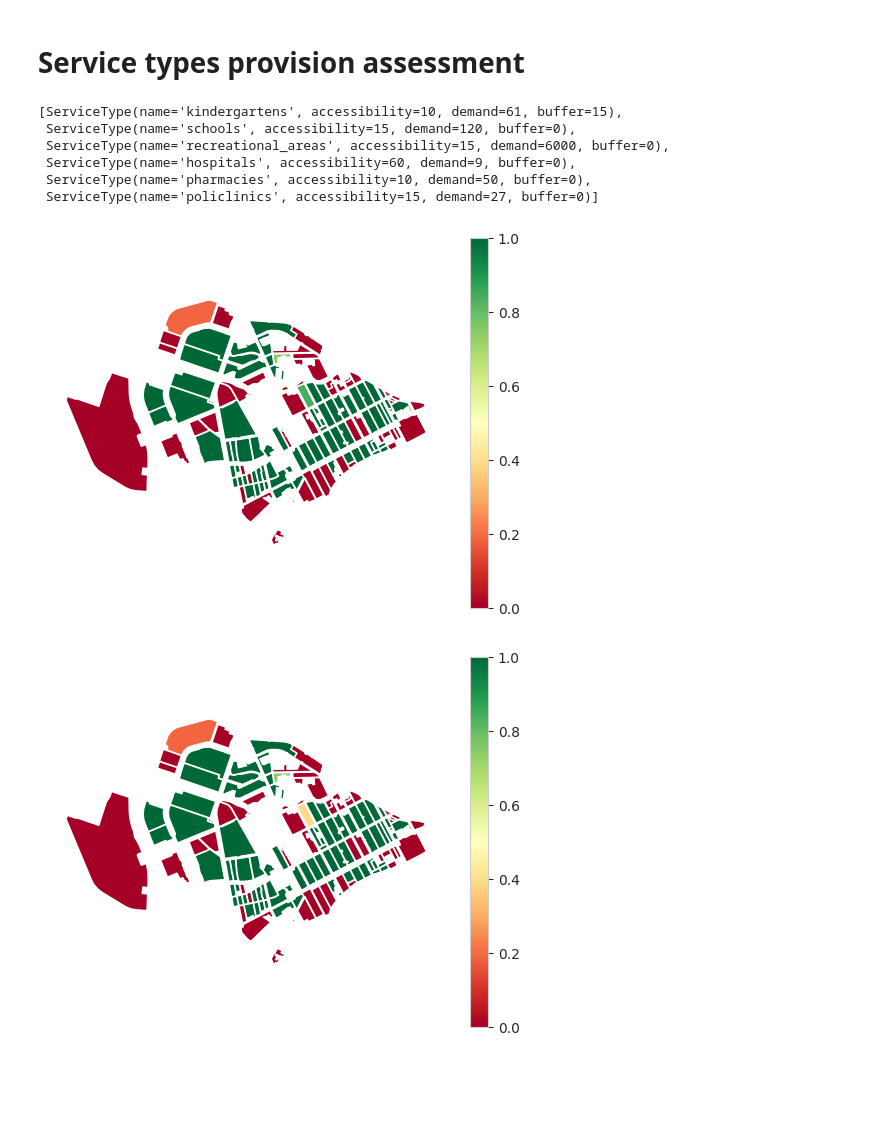
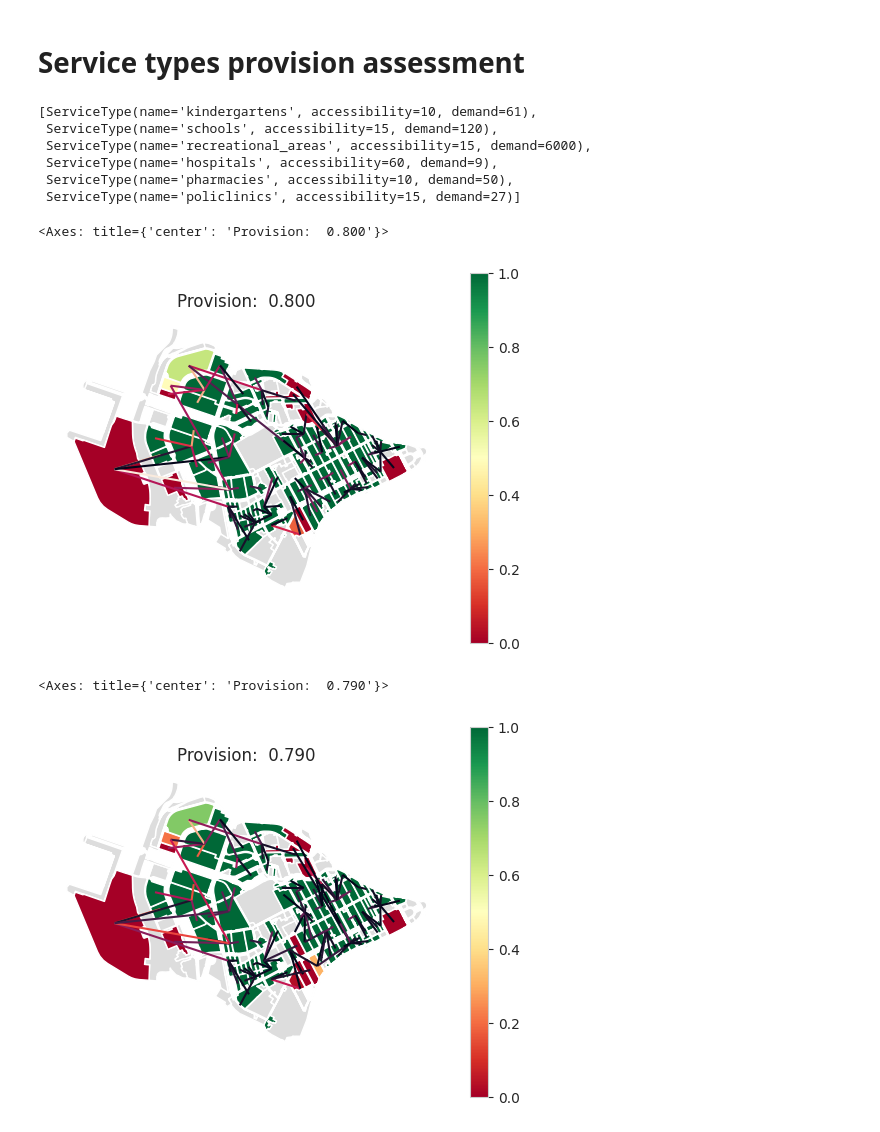
Before and after one commit to aimclub/blocksnet, a Jupyter notebook: examples/3 provision.ipynb, the cells around one changed output. Cells and saved outputs as stored; diff of their text form; code cells hidden in the pictures; blank space fills up the shorter version.

Commit message:
fix: provision lp calc feat: return weights df from provisions

```diff
--- a/examples/3 provision.ipynb
+++ b/examples/3 provision.ipynb
@@ -9,36 +9,42 @@ local_crs = 32636
 example_data_path = "./data"
 # %%
 from blocksnet.models import City
-city_model = City.from_pickle(os.path.join(example_data_path, 'city_model.pickle'))
+city_model = City.from_pickle(os.path.join(example_data_path, 'city_model123.pickle'))
 # %%
 city_model.service_types
 # %% [output]
-[ServiceType(name='kindergartens', accessibility=10, demand=61, buffer=15),
- ServiceType(name='schools', accessibility=15, demand=120, buffer=0),
- ServiceType(name='recreational_areas', accessibility=15, demand=6000, buffer=0),
- ServiceType(name='hospitals', accessibility=60, demand=9, buffer=0),
- ServiceType(name='pharmacies', accessibility=10, demand=50, buffer=0),
- ServiceType(name='policlinics', accessibility=15, demand=27, buffer=0)]
+[ServiceType(name='kindergartens', accessibility=10, demand=61),
+ ServiceType(name='schools', accessibility=15, demand=120),
+ ServiceType(name='recreational_areas', accessibility=15, demand=6000),
+ ServiceType(name='hospitals', accessibility=60, demand=9),
+ ServiceType(name='pharmacies', accessibility=10, demand=50),
+ ServiceType(name='policlinics', accessibility=15, demand=27)]
 # %%
 from blocksnet.method import Provision
 prov = Provision(city_model=city_model)
 # %%
-calc_before = prov.calculate('schools')
-prov.plot(calc_before)
+calc_before, weights_before = prov.calculate('schools', method='lp')
+ax = prov.plot(calc_before)
+weights_gdf = prov.weights_to_gdf(weights_before)
+weights_gdf.plot(column='weight', ax=ax)
 # %% [output]
+<Axes: title={'center': 'Provision:  0.800'}>
-[figure, old version]
+[figure, new version]
 # %%
 import pandas as pd
 
 update = {
   148: {
-    'population': 1000,
+    'population': 10000,
   }
 }
 
 update_df = pd.DataFrame.from_dict(update, orient='index')
 # %%
-calc_after = prov.calculate('schools', update_df)
-prov.plot(calc_after)
+calc_after, weights_after = prov.calculate('schools', update_df=update_df, method='lp')
+ax = prov.plot(calc_after)
+weights_gdf = prov.weights_to_gdf(weights_after)
+weights_gdf.plot(column='weight', ax=ax)
 # %% [output]
+<Axes: title={'center': 'Provision:  0.790'}>
-[figure, old version]
+[figure, new version]
```
Also changed, not shown: parts of 5 cells of this notebook, 2 other files.
